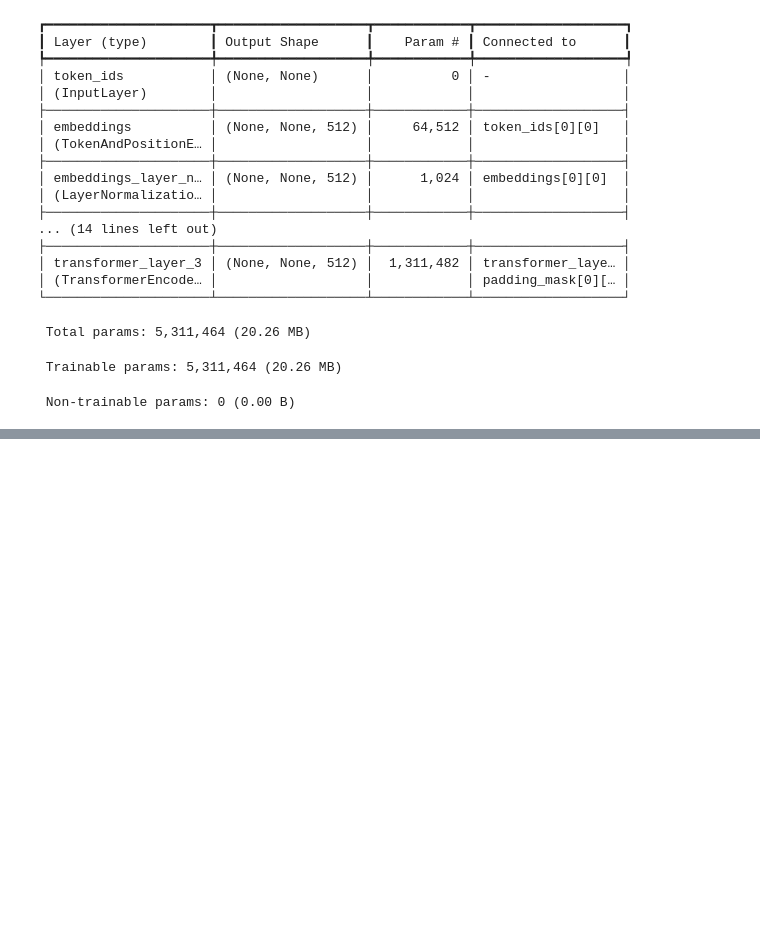
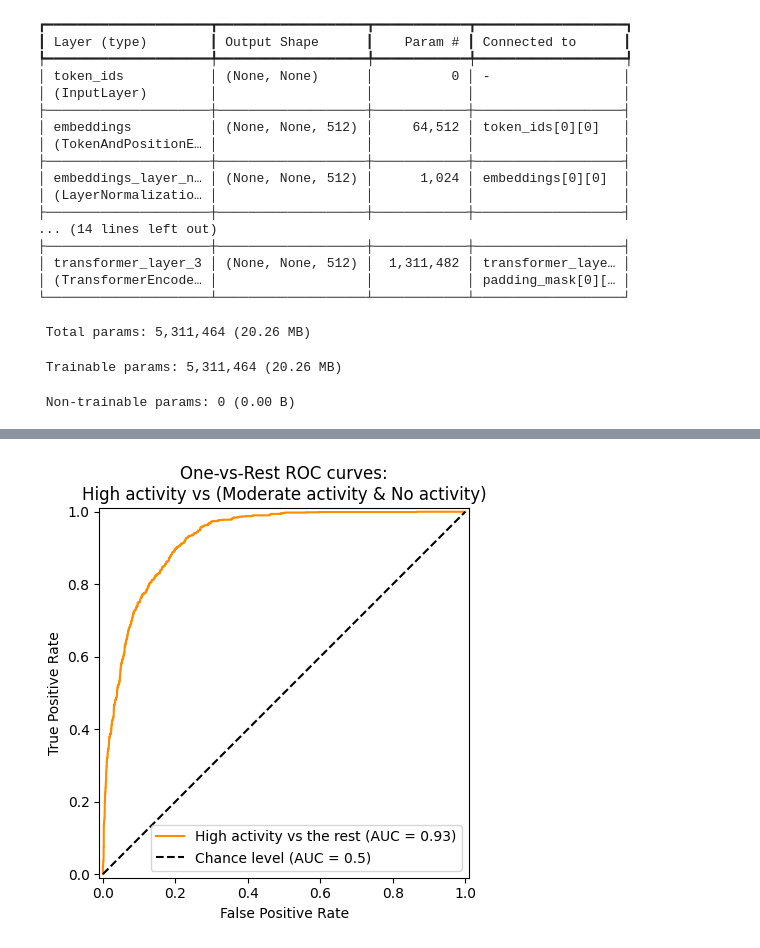
Before and after one commit to francoviscarra/CLM_BACE1, a Jupyter notebook: experiment/roberta_finetuning.ipynb, the cells around one changed output, grey strips where cells are left out. Saved outputs shown, nothing was run; the diff lists cells and outputs as text; code cells hidden in the pictures; blank space fills up the shorter version.

```diff
--- a/experiment/roberta_finetuning.ipynb
+++ b/experiment/roberta_finetuning.ipynb
@@ -151,0 +327,4 @@ embedder
+# %%
+y_pred = classifier.predict(X_test)
+preds = np.argmax(y_pred, axis=1)
+print(preds)
@@ -151,0 +348,29 @@ embedder
+# %%
+#Transform the class into a one hot encoding to plot the ROC curve. See https://developers.google.com/machine-learning/crash-course/classification/roc-and-auc
+from sklearn.preprocessing import LabelBinarizer
+
+label_binarizer = LabelBinarizer().fit(new_df['activity_class'].values[train_indices])
+y_onehot_test = label_binarizer.transform(new_df['activity_class'].values[test_indices])
+y_onehot_test.shape  # (n_samples, n_classes)
+class_of_interest = 2
+class_id = np.flatnonzero(label_binarizer.classes_ == class_of_interest)[0]
+class_id
+#Plot the ROC curve for the class of interest (High activity vs the rest)
+import matplotlib.pyplot as plt
+
+from sklearn.metrics import RocCurveDisplay
+
+display = RocCurveDisplay.from_predictions(
+    y_onehot_test[:, class_id],
+    y_pred[:, class_id],
+    name=f"High activity vs the rest",
+    color="darkorange",
+    plot_chance_level=True,
+)
+_ = display.ax_.set(
+    xlabel="False Positive Rate",
+    ylabel="True Positive Rate",
+    title="One-vs-Rest ROC curves:\nHigh activity vs (Moderate activity & No activity)",
+)
+# %% [output]
+[figure, added]
```
Also changed, not shown: parts of 21 cells of this notebook.
